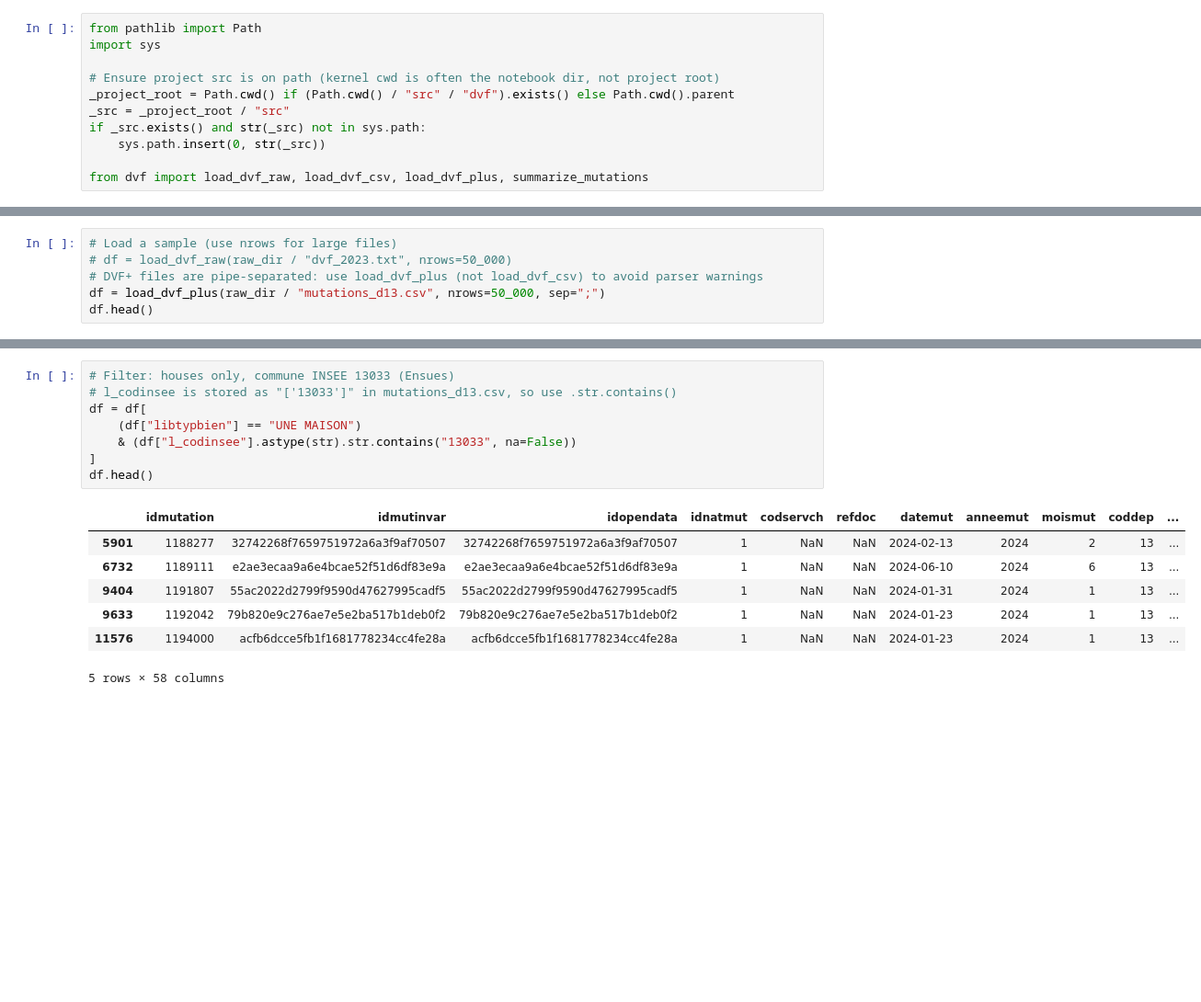
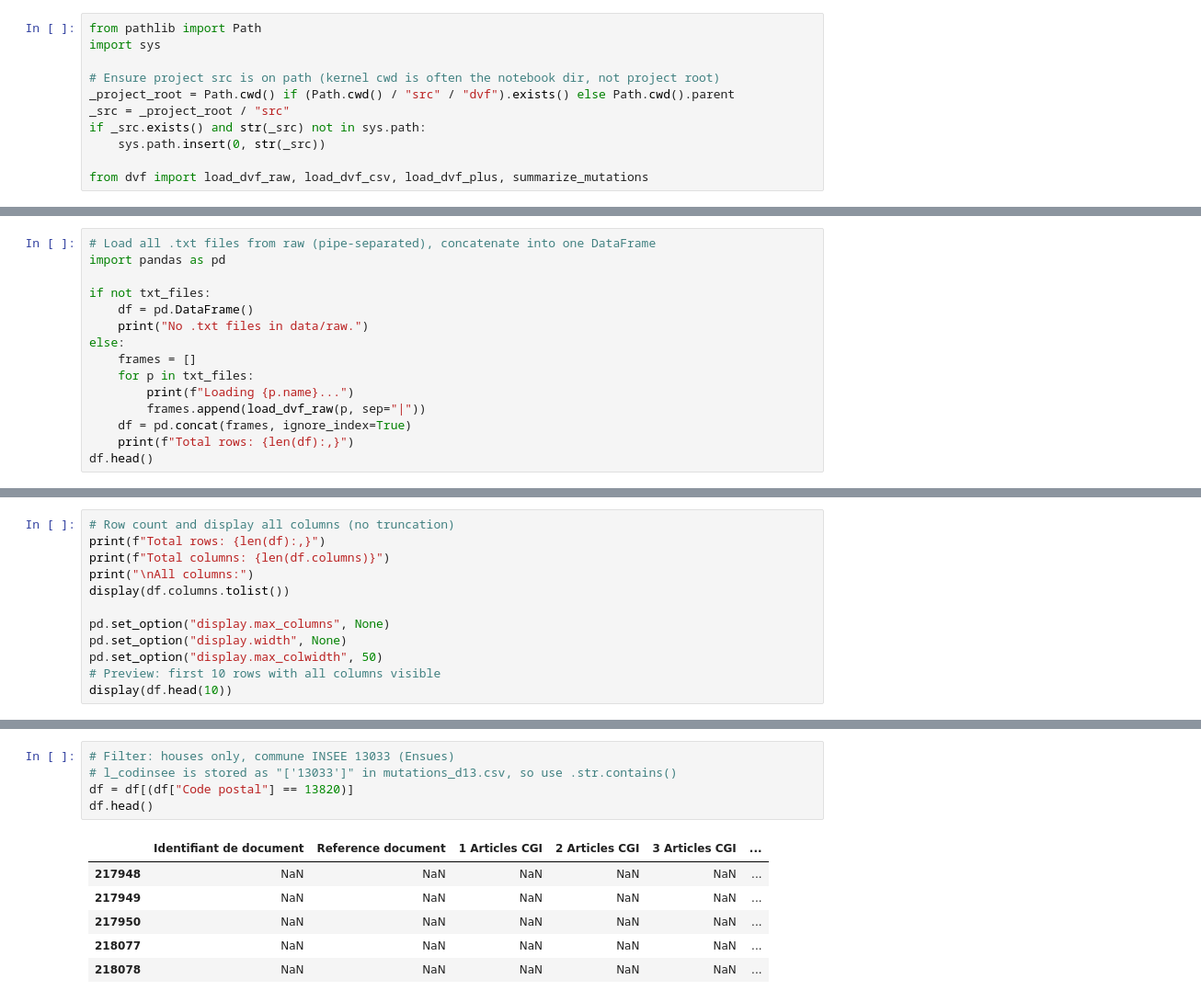
Before and after one commit to xvanausloos/ldi_dvf, a Jupyter notebook: notebooks/01_dvf_exploration.ipynb, the cells around one changed output, grey strips where cells are left out. Shown at 92% size. Drawn from its saved outputs; the diff is of its cells as text; blank space fills up the shorter version.

```diff
--- a/notebooks/01_dvf_exploration.ipynb
+++ b/notebooks/01_dvf_exploration.ipynb
@@ -24,6 +26,0 @@ Files in data/raw: ['mutations_d13.csv']
-# %%
-# Load a sample (use nrows for large files)
-# df = load_dvf_raw(raw_dir / "dvf_2023.txt", nrows=50_000)
-# DVF+ files are pipe-separated: use load_dvf_plus (not load_dvf_csv) to avoid parser warnings
-df = load_dvf_plus(raw_dir / "mutations_d13.csv", nrows=50_000, sep=";")
-df.head()
@@ -58,0 +27,15 @@ Name: count, dtype: int64
+# %%
+# Load all .txt files from raw (pipe-separated), concatenate into one DataFrame
+import pandas as pd
+
+if not txt_files:
+    df = pd.DataFrame()
+    print("No .txt files in data/raw.")
+else:
+    frames = []
+    for p in txt_files:
+        print(f"Loading {p.name}...")
+        frames.append(load_dvf_raw(p, sep="|"))
+    df = pd.concat(frames, ignore_index=True)
+    print(f"Total rows: {len(df):,}")
+df.head()
@@ -58,0 +56,12 @@ Name: count, dtype: int64
+# %%
+# Row count and display all columns (no truncation)
+print(f"Total rows: {len(df):,}")
+print(f"Total columns: {len(df.columns)}")
+print("\nAll columns:")
+display(df.columns.tolist())
+
+pd.set_option("display.max_columns", None)
+pd.set_option("display.width", None)
+pd.set_option("display.max_colwidth", 50)
+# Preview: first 10 rows with all columns visible
+display(df.head(10))
@@ -59,16 +120,12 @@ Name: count, dtype: int64
 # %%
 # Filter: houses only, commune INSEE 13033 (Ensues)
 # l_codinsee is stored as "['13033']" in mutations_d13.csv, so use .str.contains()
-df = df[
-    (df["libtypbien"] == "UNE MAISON")
-    & (df["l_codinsee"].astype(str).str.contains("13033", na=False))
-]
+df = df[(df["Code postal"] == 13820)]
 df.head()
 # %% [output]
-|  | idmutation | idmutinvar | idopendata | idnatmut | codservch | refdoc | datemut | anneemut | moismut | coddep | ... |
-| 5901 | 1188277 | 32742268f7659751972a6a3f9af70507 | 32742268f7659751972a6a3f9af70507 | 1 | NaN | NaN | 2024-02-13 | 2024 | 2 | 13 | ... |
-| 6732 | 1189111 | e2ae3ecaa9a6e4bcae52f51d6df83e9a | e2ae3ecaa9a6e4bcae52f51d6df83e9a | 1 | NaN | NaN | 2024-06-10 | 2024 | 6 | 13 | ... |
-| 9404 | 1191807 | 55ac2022d2799f9590d47627995cadf5 | 55ac2022d2799f9590d47627995cadf5 | 1 | NaN | NaN | 2024-01-31 | 2024 | 1 | 13 | ... |
-| 9633 | 1192042 | 79b820e9c276ae7e5e2ba517b1deb0f2 | 79b820e9c276ae7e5e2ba517b1deb0f2 | 1 | NaN | NaN | 2024-01-23 | 2024 | 1 | 13 | ... |
-| 11576 | 1194000 | acfb6dcce5fb1f1681778234cc4fe28a | acfb6dcce5fb1f1681778234cc4fe28a | 1 | NaN | NaN | 2024-01-23 | 2024 | 1 | 13 | ... |
+|  | Identifiant de document | Reference document | 1 Articles CGI | 2 Articles CGI | 3 Articles CGI | ... |
+| 217948 | NaN | NaN | NaN | NaN | NaN | ... |
+| 217949 | NaN | NaN | NaN | NaN | NaN | ... |
+| 217950 | NaN | NaN | NaN | NaN | NaN | ... |
+| 218077 | NaN | NaN | NaN | NaN | NaN | ... |
+| 218078 | NaN | NaN | NaN | NaN | NaN | ... |
-5 rows × 58 columns
```
Also changed, not shown: parts of 15 cells of this notebook, 2 other files.
